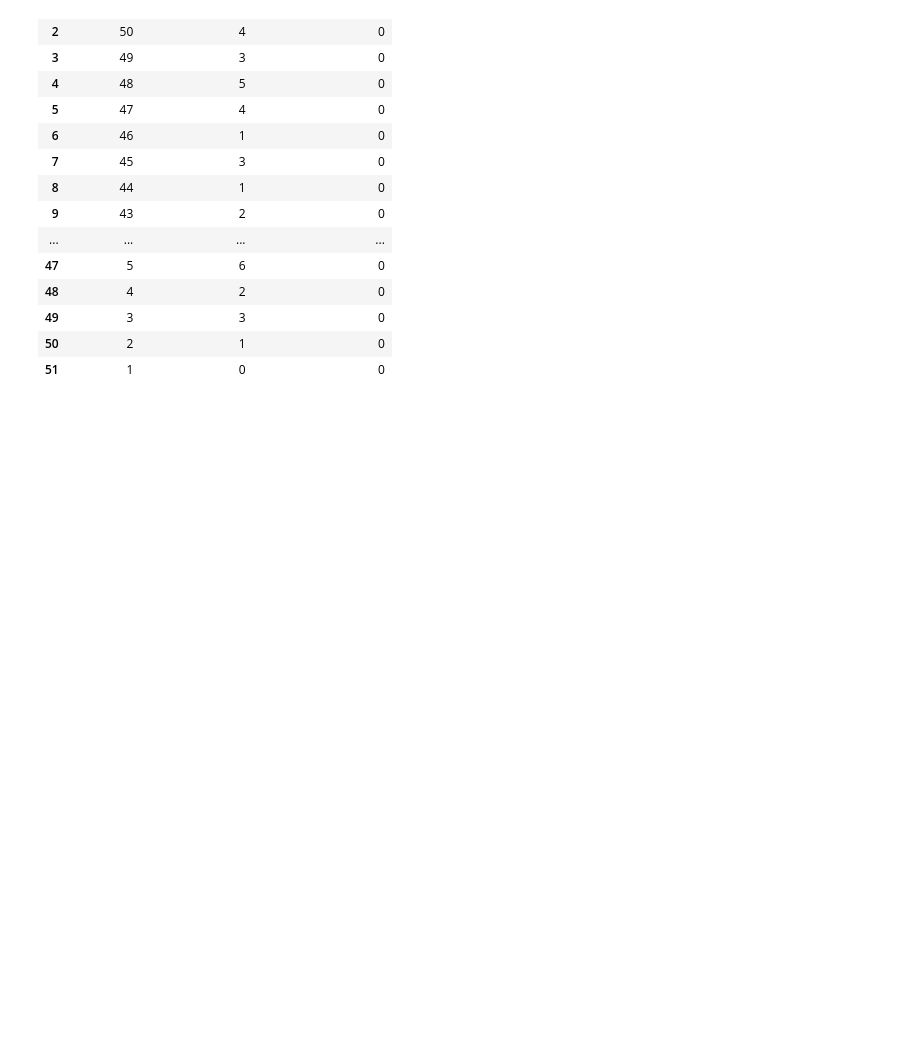
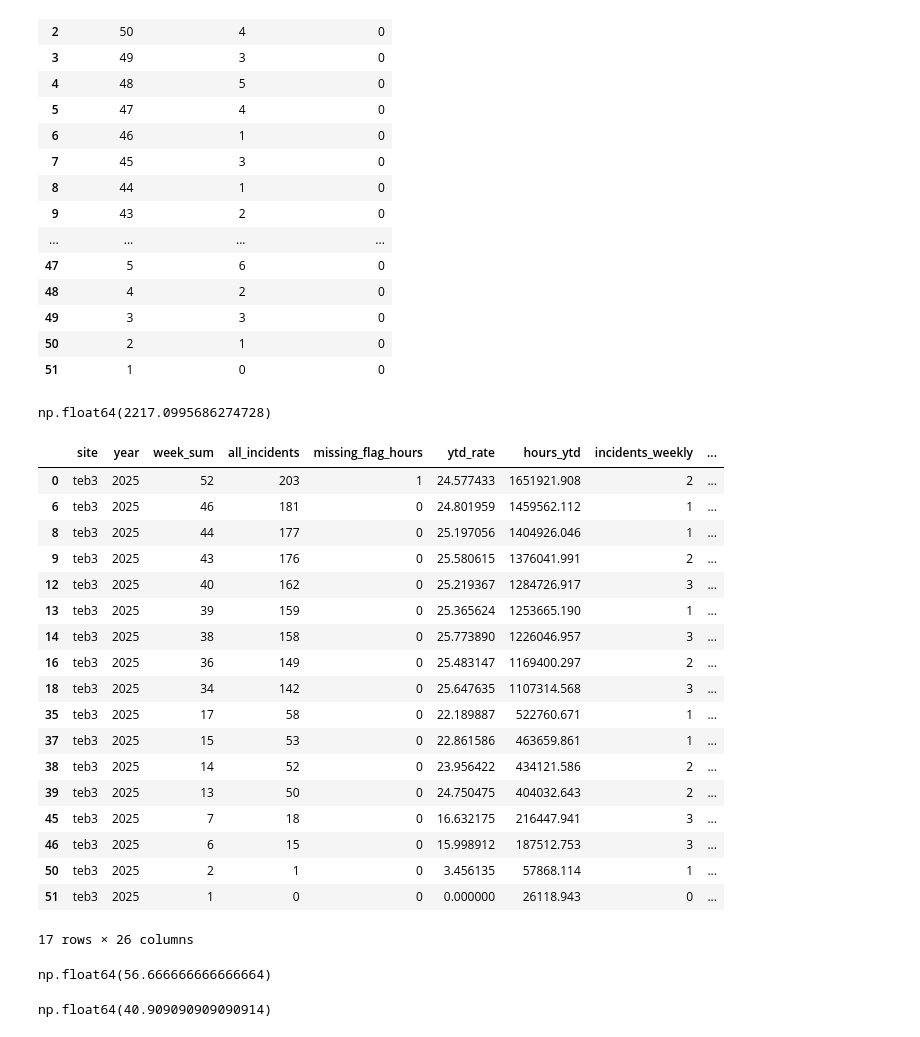
Before and after one commit to JudeMirac/Saftey-Risk-Analysis, a Jupyter notebook: notebooks/Exploratory_Analysis.ipynb, the cells around one changed output. Saved outputs shown, nothing was run; the diff lists cells and outputs as text; code cells hidden in the pictures; blank space fills up the shorter version.

```diff
--- a/notebooks/Exploratory_Analysis.ipynb
+++ b/notebooks/Exploratory_Analysis.ipynb
@@ -349,3 +357,66 @@ df_site[['week_sum', 'incidents_weekly', 'consecutive_high_risk']]
 | 49 | 3 | 3 | 0 |
 | 50 | 2 | 1 | 0 |
 | 51 | 1 | 0 | 0 |
+# %%
+# what does a stable change in hours at amazon look like ?
+
+volatiltiy = df_site['abs_hourly_vol_change'].abs()
+
+volatiltiy.mean()
+# %% [output]
+np.float64(2217.0995686274728)
+# %%
+# are stable periods consitently low ?
+
+low_risk_cutoff = df_site['incidents_per_10k_hours_rate'].quantile(.50) # low risk flag
+stable_hours = df_site['hours_weekly'].mean() # average amount of hours done per week (baseline for stable week metric)
+
+stable_weeks = df_site[
+    (df_site['incidents_per_10k_hours_rate'] <= low_risk_cutoff) & (df_site['hours_weekly'] <= stable_hours)]
+
+#result
+stable_weeks
+# %% [output]
+|  | site | year | week_sum | all_incidents | missing_flag_hours | ytd_rate | hours_ytd | incidents_weekly | ... |
+| 0 | teb3 | 2025 | 52 | 203 | 1 | 24.577433 | 1651921.908 | 2 | ... |
+| 6 | teb3 | 2025 | 46 | 181 | 0 | 24.801959 | 1459562.112 | 1 | ... |
+| 8 | teb3 | 2025 | 44 | 177 | 0 | 25.197056 | 1404926.046 | 1 | ... |
+| 9 | teb3 | 2025 | 43 | 176 | 0 | 25.580615 | 1376041.991 | 2 | ... |
+| 12 | teb3 | 2025 | 40 | 162 | 0 | 25.219367 | 1284726.917 | 3 | ... |
+| 13 | teb3 | 2025 | 39 | 159 | 0 | 25.365624 | 1253665.190 | 1 | ... |
+| 14 | teb3 | 2025 | 38 | 158 | 0 | 25.773890 | 1226046.957 | 3 | ... |
+| 16 | teb3 | 2025 | 36 | 149 | 0 | 25.483147 | 1169400.297 | 2 | ... |
+| 18 | teb3 | 2025 | 34 | 142 | 0 | 25.647635 | 1107314.568 | 3 | ... |
+| 35 | teb3 | 2025 | 17 | 58 | 0 | 22.189887 | 522760.671 | 1 | ... |
+| 37 | teb3 | 2025 | 15 | 53 | 0 | 22.861586 | 463659.861 | 1 | ... |
+| 38 | teb3 | 2025 | 14 | 52 | 0 | 23.956422 | 434121.586 | 2 | ... |
+| 39 | teb3 | 2025 | 13 | 50 | 0 | 24.750475 | 404032.643 | 2 | ... |
+| 45 | teb3 | 2025 | 7 | 18 | 0 | 16.632175 | 216447.941 | 3 | ... |
+| 46 | teb3 | 2025 | 6 | 15 | 0 | 15.998912 | 187512.753 | 3 | ... |
+| 50 | teb3 | 2025 | 2 | 1 | 0 | 3.456135 | 57868.114 | 1 | ... |
+| 51 | teb3 | 2025 | 1 | 0 | 0 | 0.000000 | 26118.943 | 0 | ... |
+17 rows × 26 columns
+# %%
+# What percent of stable weeks are low risk ?
+
+stable_weeks = df_site[df_site['hours_weekly'] <= stable] # inject boolean filter into object (row equal to or less than average amount of hours down weekly will be store into dataframe)
+
+# find the percentage
+pct_of_low_risk = (stable_weeks['incidents_per_10k_hours_rate'] <= low_risk_cutoff).mean() * 100
+
+#result
+pct_of_low_risk
+# %% [output]
+np.float64(56.666666666666664)
+# %%
+# low risk weeks that are above average amount of hours
+
+# inject rows where hours is greater than the average amount of hours per week
+unstable_weeks = df_site[df_site['hours_weekly'] >= stable]
+
+# find the percenatge of low risk incidents with the filtered dataset
+pct_of_low_risk_unstable = (unstable_weeks['incidents_per_10k_hours_rate'] <= low_risk_cutoff).mean() *100
+
+pct_of_low_risk_unstable
+# %% [output]
+np.float64(40.909090909090914)
```
Also changed, not shown: parts of 8 cells of this notebook, 4 other files.
